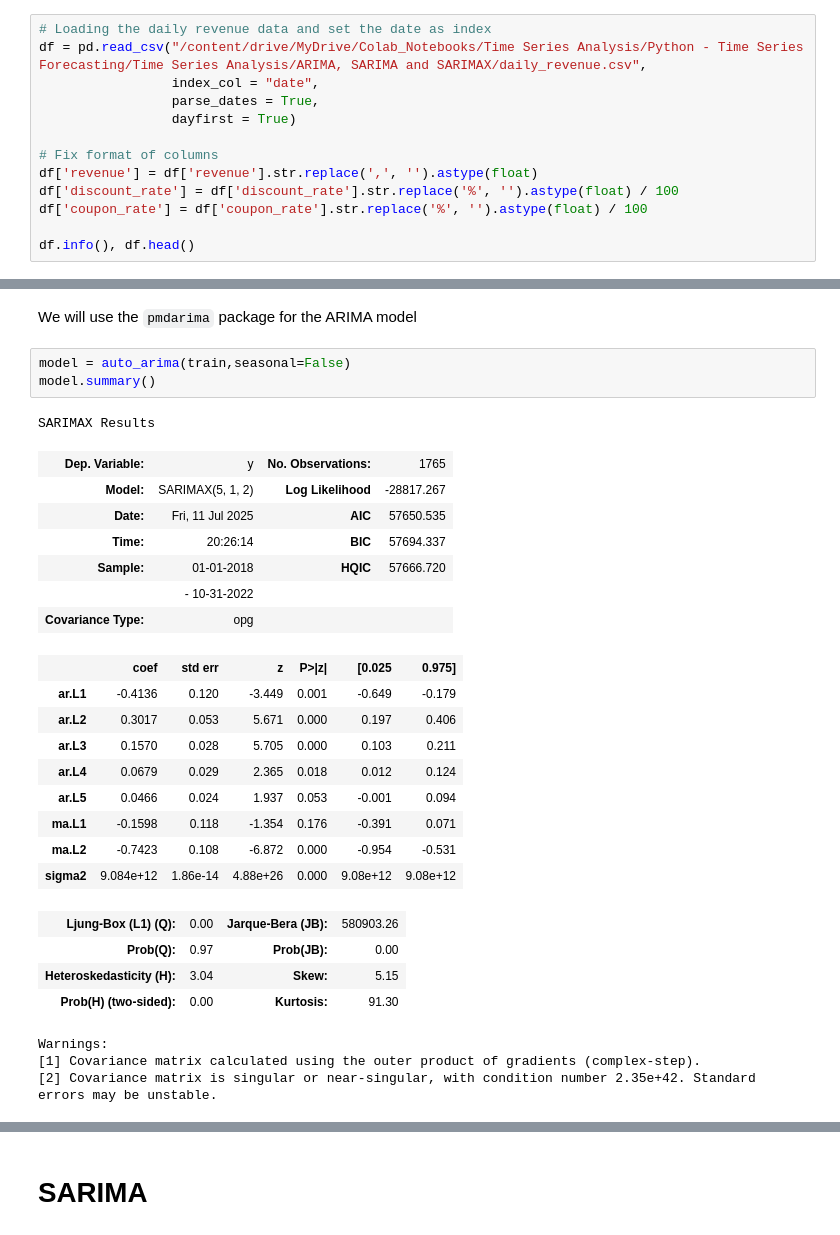
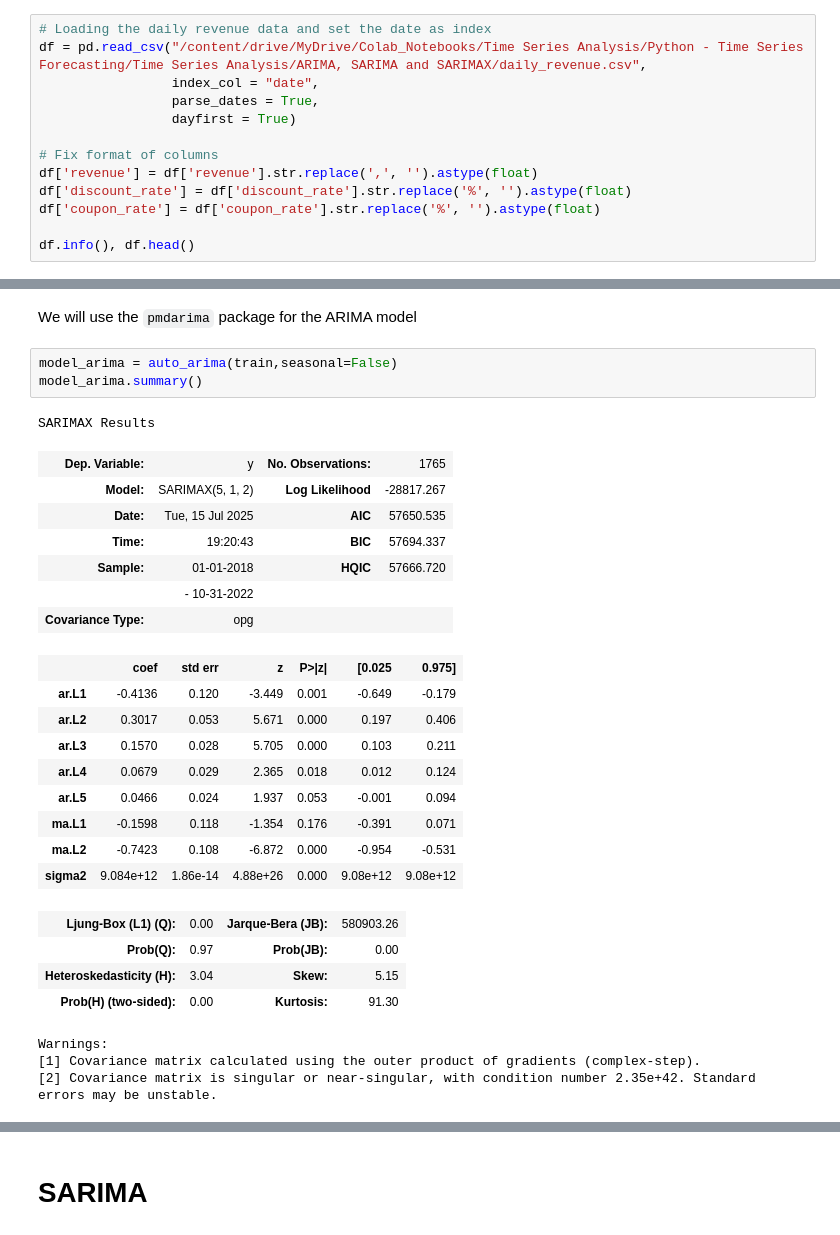
Before and after one commit to ROARMarketingConcepts/Times-Series-Analysis-with-Python, a Jupyter notebook: Time Series Analysis/ARIMA, SARIMA and SARIMAX/ARIMA_SARIMA_SARIMAX_Modeling.ipynb, the cells around one changed output, grey strips where cells are left out. Saved outputs shown, nothing was run; the diff lists cells and outputs as text.

```diff
--- a/Time Series Analysis/ARIMA, SARIMA and SARIMAX/ARIMA_SARIMA_SARIMAX_Modeling.ipynb
+++ b/Time Series Analysis/ARIMA, SARIMA and SARIMAX/ARIMA_SARIMA_SARIMAX_Modeling.ipynb
@@ -87,8 +87,8 @@ df = pd.read_csv("/content/drive/MyDrive/Colab_Notebooks/Time Series Analysis/Py
 
 # Fix format of columns
 df['revenue'] = df['revenue'].str.replace(',', '').astype(float)
-df['discount_rate'] = df['discount_rate'].str.replace('%', '').astype(float) / 100
-df['coupon_rate'] = df['coupon_rate'].str.replace('%', '').astype(float) / 100
+df['discount_rate'] = df['discount_rate'].str.replace('%', '').astype(float)
+df['coupon_rate'] = df['coupon_rate'].str.replace('%', '').astype(float)
 
 df.info(), df.head()
 # %% [output]
@@ -268,14 +268,14 @@ dtype: float64
 # %% [markdown]
 We will use the `pmdarima` package for the ARIMA model
 # %%
-model = auto_arima(train,seasonal=False)
-model.summary()
+model_arima = auto_arima(train,seasonal=False)
+model_arima.summary()
 # %% [output]
 SARIMAX Results
 | Dep. Variable: | y | No. Observations: | 1765 |
 | Model: | SARIMAX(5, 1, 2) | Log Likelihood | -28817.267 |
-| Date: | Fri, 11 Jul 2025 | AIC | 57650.535 |
-| Time: | 20:26:14 | BIC | 57694.337 |
+| Date: | Tue, 15 Jul 2025 | AIC | 57650.535 |
+| Time: | 19:20:43 | BIC | 57694.337 |
 | Sample: | 01-01-2018 | HQIC | 57666.720 |
 |  | - 10-31-2022 |  |  |
 | Covariance Type: | opg |  |  |
```
Also changed, not shown: parts of 39 cells of this notebook, 2 other files.
